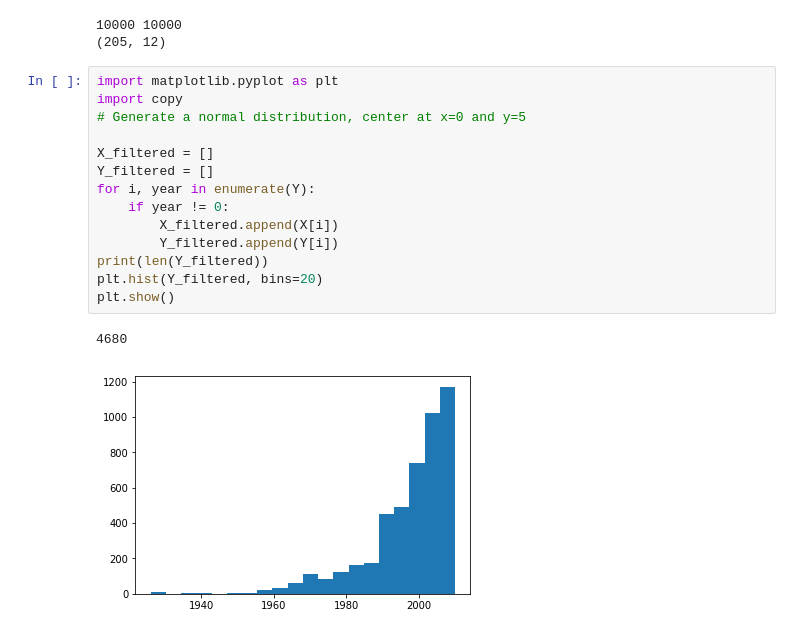
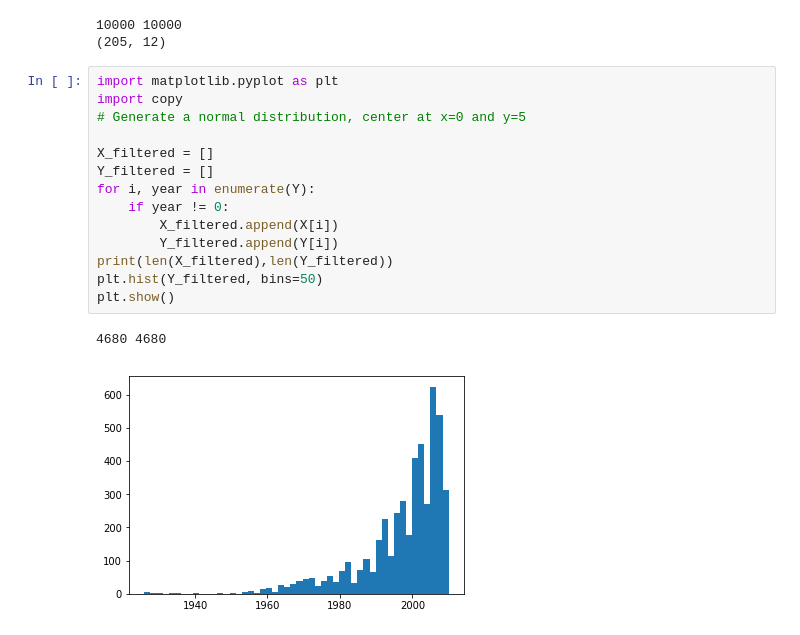
Before and after one commit to katejung/CSE546MSD, a Jupyter notebook: Kate/Preprocessing.ipynb, the cells around one changed output. Drawn from its saved outputs; the diff is of its cells as text.

```diff
--- a/Kate/Preprocessing.ipynb
+++ b/Kate/Preprocessing.ipynb
@@ -65,17 +65,17 @@ print(X[2][0].shape)
 # %%
 import matplotlib.pyplot as plt
 import copy
 # Generate a normal distribution, center at x=0 and y=5
 
 X_filtered = []
 Y_filtered = []
 for i, year in enumerate(Y):
     if year != 0:
         X_filtered.append(X[i])
         Y_filtered.append(Y[i])
-print(len(Y_filtered))
-plt.hist(Y_filtered, bins=20)
+print(len(X_filtered),len(Y_filtered))
+plt.hist(Y_filtered, bins=50)
 plt.show()
 # %% [output]
-4680
+4680 4680
-[figure, old version]
+[figure, new version]
```
